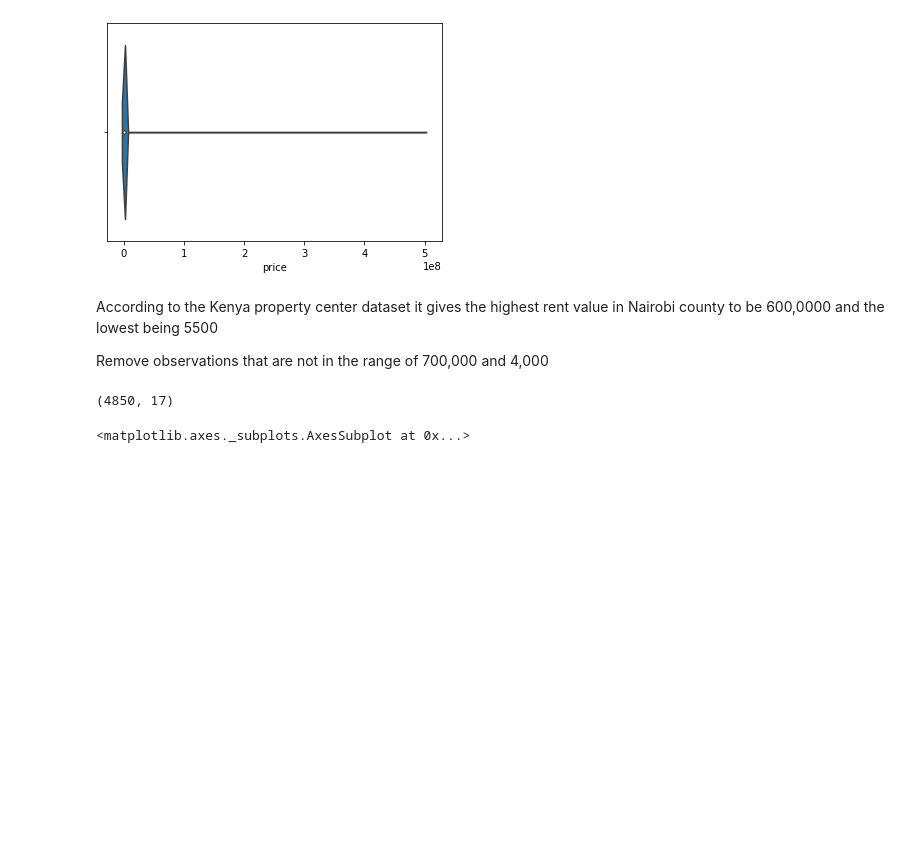
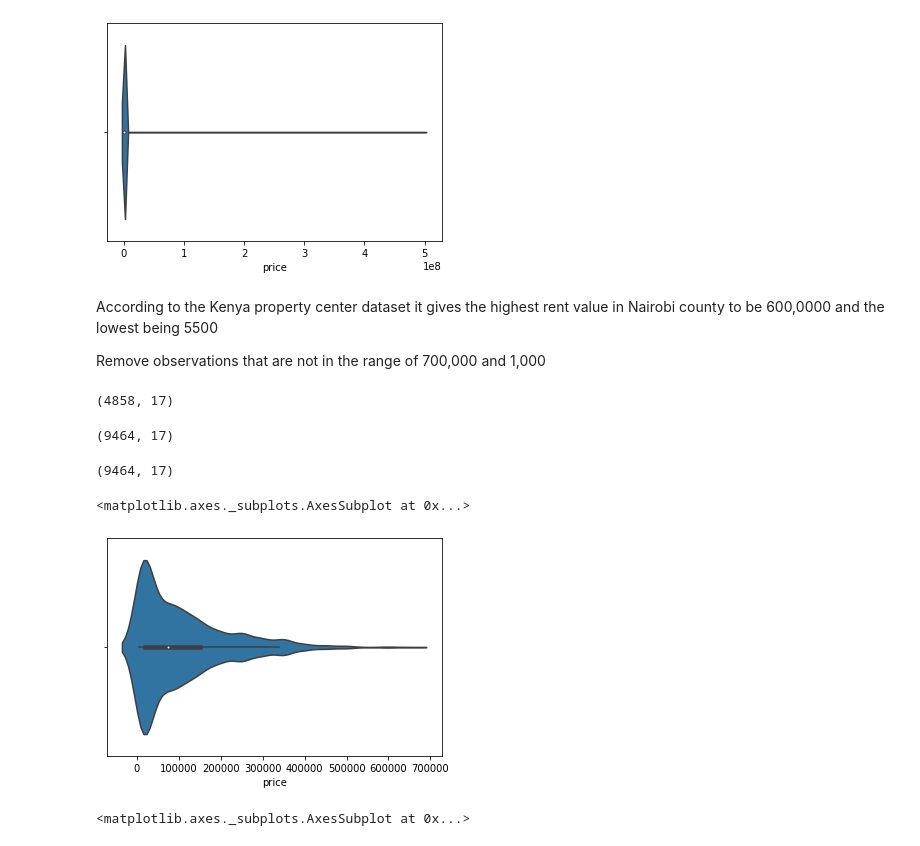
Before and after one commit to Ian-Ibrahim/project_ICS, a Jupyter notebook: Anna/data_cleaning.ipynb, the cells around one changed output. Cells and saved outputs as stored; diff of their text form; code cells hidden in the pictures; blank space fills up the shorter version.

Commit message:
update data cleaning

```diff
--- a/Anna/data_cleaning.ipynb
+++ b/Anna/data_cleaning.ipynb
@@ -432,13 +432,26 @@ sns.violinplot(x= 'price', data=df_rental)
 [figure]
 # %% [markdown]
 <p>According to the Kenya property center dataset  it gives the highest rent value in Nairobi county to be 600,0000 and the lowest being 5500</p>
-<p>Remove observations that are not in the range of 700,000 and 4,000</p>
+<p>Remove observations that are not in the range of 700,000 and 1,000</p>
+# %%
+df_rental.shape
+# %% [output]
+(4858, 17)
 # %%
 #remove price greater than 700000
-df = df[df.parking < 10]
-df.shape
+df_rental = df_rental[df_rental.price < 700000]
 # %% [output]
-(4850, 17)
+(9464, 17)
+# %%
+#remove price less than 4000
+df_rental = df_rental[df_rental.price > 4000]
+# %% [output]
+(9464, 17)
+# %%
+sns.violinplot(x= 'price', data=df_rental)
+# %% [output]
+<matplotlib.axes._subplots.AxesSubplot at 0x...>
+[figure, added]
 # %%
 sns.violinplot(x= 'price', data=df_sale)
 # %% [output]
```
Also changed, not shown: parts of 16 cells of this notebook.
